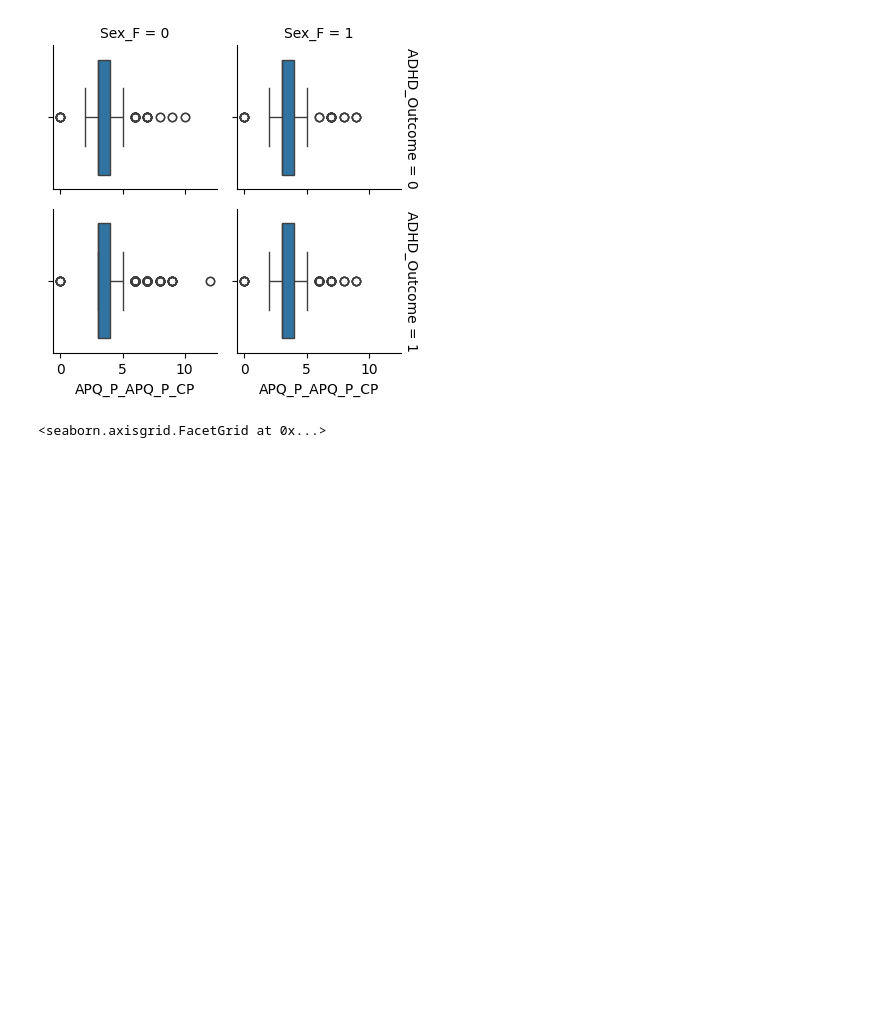
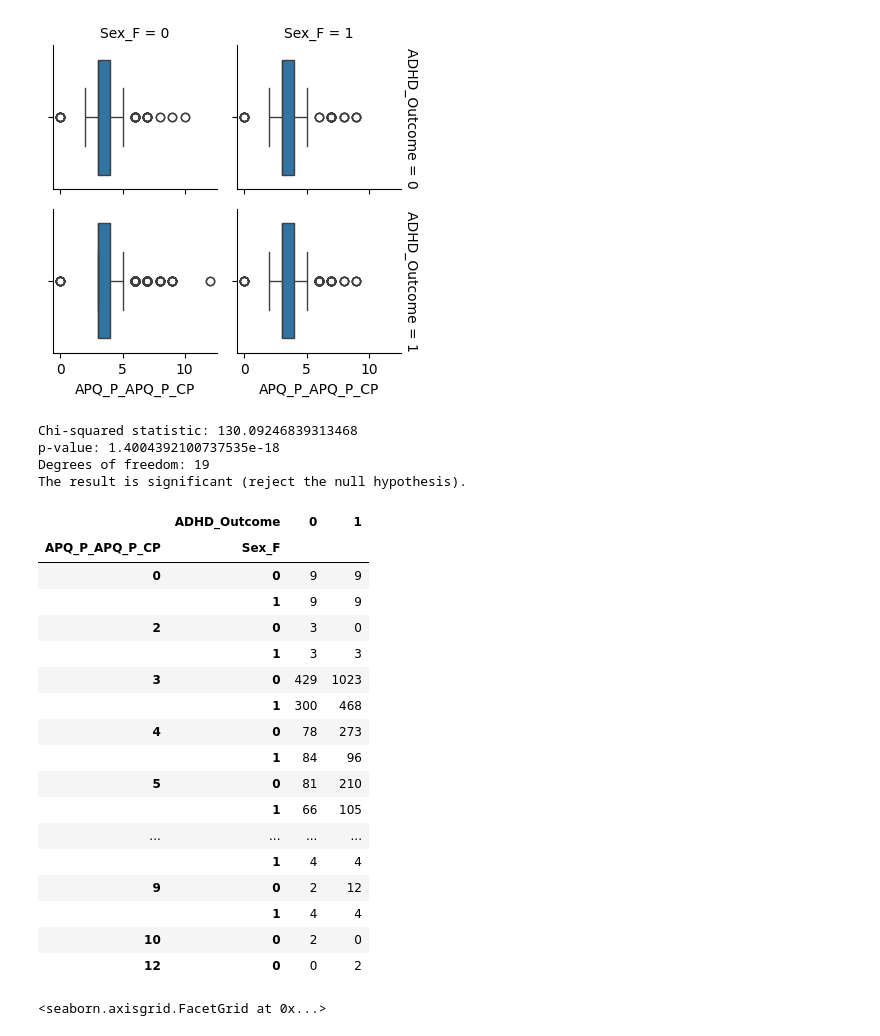
Before and after one commit to skompalli/wids-datathon-sp25, a Jupyter notebook: suparna-workspace/suparna_exploration.ipynb, the cells around one changed output. Saved outputs shown, nothing was run; the diff lists cells and outputs as text; code cells hidden in the pictures; blank space fills up the shorter version.

```diff
--- a/suparna-workspace/suparna_exploration.ipynb
+++ b/suparna-workspace/suparna_exploration.ipynb
@@ -41,6 +41,45 @@ g.map(sns.boxplot, 'APQ_P_APQ_P_CP')
 # %% [output]
 <seaborn.axisgrid.FacetGrid at 0x...>
 [figure]
+# %%
+from scipy.stats import chi2_contingency
+contingency_table = pd.crosstab([cp_sol['APQ_P_APQ_P_CP'], cp_sol['Sex_F']], cp_sol['ADHD_Outcome'])
+
+# Perform Chi-squared test
+chi2, p, dof, expected = chi2_contingency(contingency_table)
+print("Chi-squared statistic:", chi2)
+print("p-value:", p)
+print("Degrees of freedom:", dof)
+
+# Interpretation
+if p < 0.05:
+    print("The result is significant (reject the null hypothesis).")
+else:
+    print("The result is not significant (fail to reject the null hypothesis).")
+contingency_table
+# %% [output]
+Chi-squared statistic: 130.09246839313468
+p-value: 1.4004392100737535e-18
+Degrees of freedom: 19
+The result is significant (reject the null hypothesis).
+|  | ADHD_Outcome | 0 | 1 |
+| APQ_P_APQ_P_CP | Sex_F |  |  |
+| 0 | 0 | 9 | 9 |
+|  | 1 | 9 | 9 |
+| 2 | 0 | 3 | 0 |
+|  | 1 | 3 | 3 |
+| 3 | 0 | 429 | 1023 |
+|  | 1 | 300 | 468 |
+| 4 | 0 | 78 | 273 |
+|  | 1 | 84 | 96 |
+| 5 | 0 | 81 | 210 |
+|  | 1 | 66 | 105 |
+| ... | ... | ... | ... |
+|  | 1 | 4 | 4 |
+| 9 | 0 | 2 | 12 |
+|  | 1 | 4 | 4 |
+| 10 | 0 | 2 | 0 |
+| 12 | 0 | 0 | 2 |
 # %%
 cp = df[["participant_id", "APQ_P_APQ_P_ID"]]
 cp_sol = pd.merge(cp, solutions, on='participant_id', how='left').drop(columns="participant_id")
```
Also changed, not shown: parts of 3 cells of this notebook.
